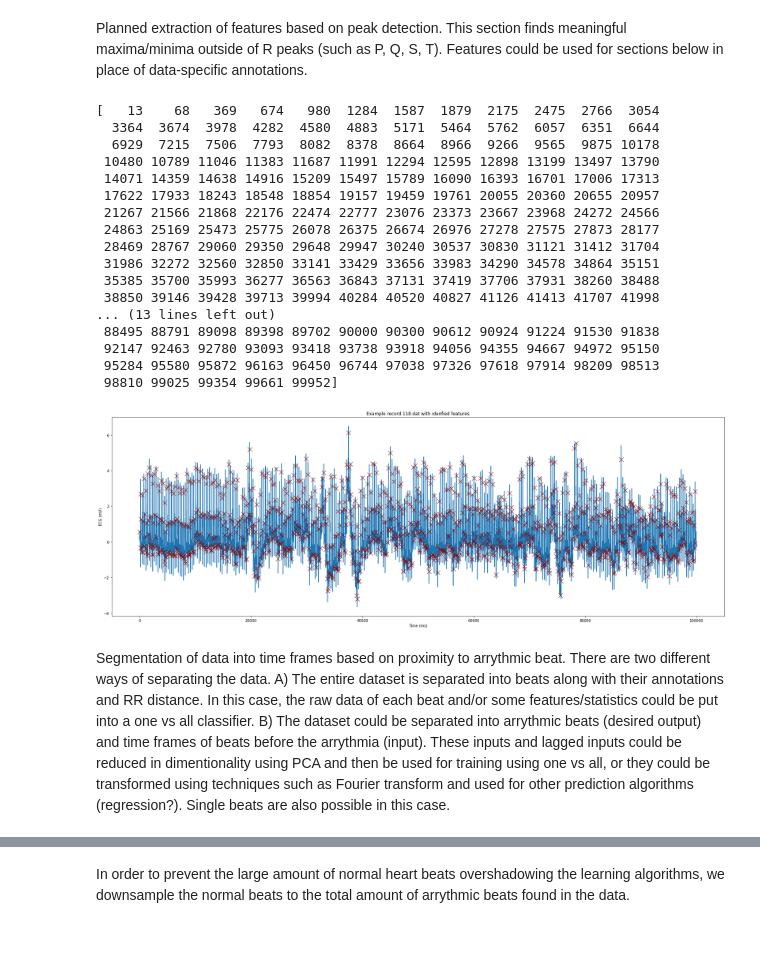
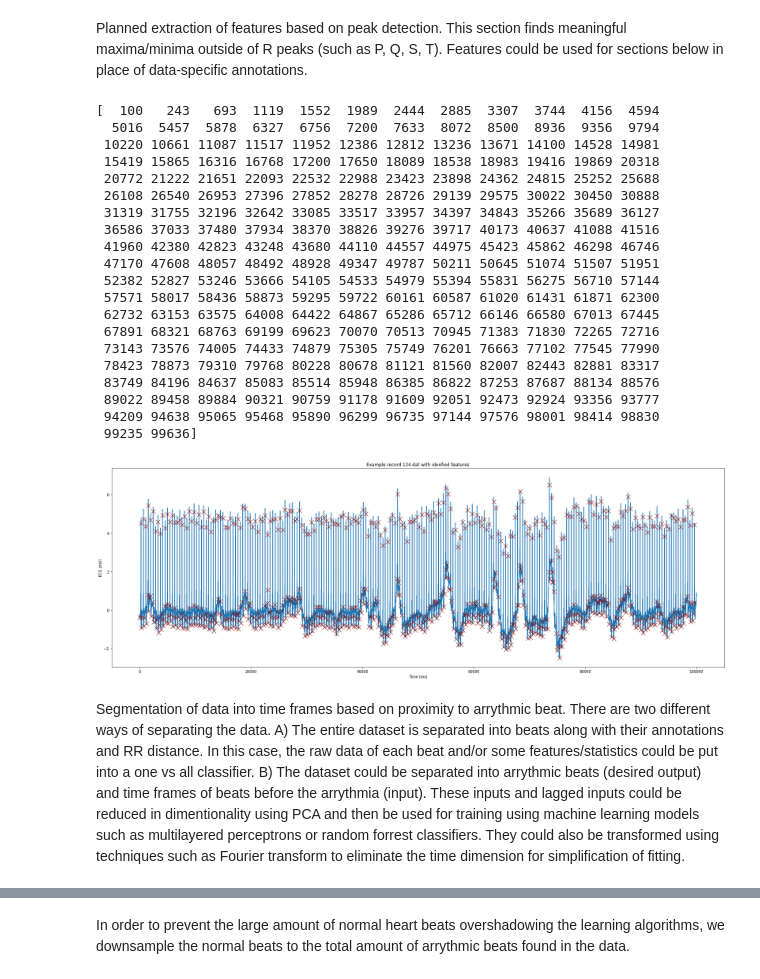
Before and after one commit to chandra-natarajan/TeamExplore, a Jupyter notebook: Workshopv2.ipynb, the cells around one changed output, grey strips where cells are left out. Cells and saved outputs as stored; diff of their text form; code cells hidden in the pictures; blank space fills up the shorter version.

```diff
--- a/Workshopv2.ipynb
+++ b/Workshopv2.ipynb
@@ -78,7 +73,7 @@ for j, k in enumerate(file_nums):
 # %% [markdown]
 Finding Peaks. This part utilizes the gqrs function in wfdb to find R peaks. The cell following uses a custom algorithm to find all local minima and maxima. Annotations inherent in the data serves the same purpose. Currently the peaks found isn't used for the other steps below, but is an important part of develop if we wish to extract features from new data. Annotations are used currently for data preparation, and this will substitute that in the absence of annotations.
 # %%
-datanumb=31  #which data set to look at
+datanumb=20  #which data set to look at
 
 # Use the gqrs algorithm to detect qrs locations in the first channel
 search_radius=[]
@@ -90,7 +85,7 @@ max_bpm = 230
 #min_gap = record.fs * 60 / min_bpm
 # Use the maximum possible bpm as the search radius
 
-for i in range(len(recordall)):
+for i in range(len(recordall)): #perform peak finding according to the wfdb package; shown with the actual annotations
     search_radius.append(int(recordall[i].fs * 60 / max_bpm))
     qrs_inds.append(processing.gqrs_detect(sig=pchannel[i], fs=recordall[i].fs))
     peak_inds.append(processing.correct_peaks(pchannel[i], peak_inds=qrs_inds[i], search_radius=search_radius[i], smooth_window_size=100))
@@ -125,57 +120,58 @@ high = highcut / nyquist_freq #highpass filtering cutoff
 bf, af = butter(1, [low, high], btype="band")
 for i in range(len(pchannel)):
     xf = lfilter(bf, af, pchannel[i]) #bandpass filtering
     yf = np.ediff1d(xf) #deriving the data
     fin = np.convolve(yf, np.ones(window)/window, mode='valid') #moving window average smoothing
     zero_crossings.append(np.where(np.diff(np.sign(fin)))[0]) #find the zero crossings in the differential ie minima and maxima
 
     mfreq = recordall[i].fs * 0.05 #the minimum datapoints between peaks that's physiologically possible
     mamp = 0.5 #arbitrary amplitude difference to prevent repeated values
     t=0
     l=len(zero_crossings[i])
-    while t < l-1:
+    while t < l-1: #This loop limits the number of local peaks detected through frequency and amplitude so jagged data won't dominate
         if abs(zero_crossings[i][t+1]-zero_crossings[i][t]) < mfreq or abs(pchannel[i][zero_crossings[i][t+1]] - pchannel[i][zero_crossings[i][t]]) < mamp and abs(pchannel[i][zero_crossings[i][t+1]]) > abs(pchannel[i][zero_crossings[i][t]]):
             zero_crossings[i] = np.concatenate((zero_crossings[i][:t], zero_crossings[i][t+1:]))
             l = len(zero_crossings[i])
         elif abs(zero_crossings[i][t+1]-zero_crossings[i][t]) < mfreq or abs(pchannel[i][zero_crossings[i][t+1]] - pchannel[i][zero_crossings[i][t]]) < mamp and abs(pchannel[i][zero_crossings[i][t+1]]) < abs(pchannel[i][zero_crossings[i][t]]):
             zero_crossings[i] = np.concatenate((zero_crossings[i][:t+1], zero_crossings[i][t+2:]))
             l = len(zero_crossings[i])
         else:
             t += 1
             l = len(zero_crossings[i])
 
-        #If two peak values are too close both in time and amplitude, this keeps one value
-
 plt.figure(figsize=(30,10))
 plt.plot(pchannel[datanumb])
-plt.plot(zero_crossings[datanumb][:-2]-3, pchannel[datanumb][zero_crossings[datanumb][:-2]-3], 'rx', marker='x', color='#8b0000', label='Peak', markersize=12)
+plt.plot(zero_crossings[datanumb][:-2], pchannel[datanumb][zero_crossings[datanumb][:-2]], 'rx', marker='x', color='#8b0000', label='Peak', markersize=12)
 anno = [annall[datanumb].sample, annall[datanumb].symbol]
 print(anno[0])
 plt.title('Example record '+str(recordall[datanumb].file_name[0])+' with idenfied features')
 plt.xlabel('Time (ms)')
 plt.ylabel('ECG (mV)')
 plt.tick_params('y')
 # %% [output]
-[   13    68   369   674   980  1284  1587  1879  2175  2475  2766  3054
-  3364  3674  3978  4282  4580  4883  5171  5464  5762  6057  6351  6644
-  6929  7215  7506  7793  8082  8378  8664  8966  9266  9565  9875 10178
- 10480 10789 11046 11383 11687 11991 12294 12595 12898 13199 13497 13790
- 14071 14359 14638 14916 15209 15497 15789 16090 16393 16701 17006 17313
- 17622 17933 18243 18548 18854 19157 19459 19761 20055 20360 20655 20957
- 21267 21566 21868 22176 22474 22777 23076 23373 23667 23968 24272 24566
- 24863 25169 25473 25775 26078 26375 26674 26976 27278 27575 27873 28177
- 28469 28767 29060 29350 29648 29947 30240 30537 30830 31121 31412 31704
- 31986 32272 32560 32850 33141 33429 33656 33983 34290 34578 34864 35151
- 35385 35700 35993 36277 36563 36843 37131 37419 37706 37931 38260 38488
- 38850 39146 39428 39713 39994 40284 40520 40827 41126 41413 41707 41998
-... (13 lines left out)
- 88495 88791 89098 89398 89702 90000 90300 90612 90924 91224 91530 91838
- 92147 92463 92780 93093 93418 93738 93918 94056 94355 94667 94972 95150
- 95284 95580 95872 96163 96450 96744 97038 97326 97618 97914 98209 98513
- 98810 99025 99354 99661 99952]
+[  100   243   693  1119  1552  1989  2444  2885  3307  3744  4156  4594
+  5016  5457  5878  6327  6756  7200  7633  8072  8500  8936  9356  9794
+ 10220 10661 11087 11517 11952 12386 12812 13236 13671 14100 14528 14981
+ 15419 15865 16316 16768 17200 17650 18089 18538 18983 19416 19869 20318
+ 20772 21222 21651 22093 22532 22988 23423 23898 24362 24815 25252 25688
+ 26108 26540 26953 27396 27852 28278 28726 29139 29575 30022 30450 30888
+ 31319 31755 32196 32642 33085 33517 33957 34397 34843 35266 35689 36127
+ 36586 37033 37480 37934 38370 38826 39276 39717 40173 40637 41088 41516
+ 41960 42380 42823 43248 43680 44110 44557 44975 45423 45862 46298 46746
+ 47170 47608 48057 48492 48928 49347 49787 50211 50645 51074 51507 51951
+ 52382 52827 53246 53666 54105 54533 54979 55394 55831 56275 56710 57144
+ 57571 58017 58436 58873 59295 59722 60161 60587 61020 61431 61871 62300
+ 62732 63153 63575 64008 64422 64867 65286 65712 66146 66580 67013 67445
+ 67891 68321 68763 69199 69623 70070 70513 70945 71383 71830 72265 72716
+ 73143 73576 74005 74433 74879 75305 75749 76201 76663 77102 77545 77990
+ 78423 78873 79310 79768 80228 80678 81121 81560 82007 82443 82881 83317
+ 83749 84196 84637 85083 85514 85948 86385 86822 87253 87687 88134 88576
+ 89022 89458 89884 90321 90759 91178 91609 92051 92473 92924 93356 93777
+ 94209 94638 95065 95468 95890 96299 96735 97144 97576 98001 98414 98830
+ 99235 99636]
-[figure, old version]
+[figure, new version]
 # %% [markdown]
-Segmentation of data into time frames based on proximity to arrythmic beat. There are two different ways of separating the data. A) The entire dataset is separated into beats along with their annotations and RR distance. In this case, the raw data of each beat and/or some features/statistics could be put into a one vs all classifier. B) The dataset could be separated into arrythmic beats (desired output) and time frames of beats before the arrythmia (input). These inputs and lagged inputs could be reduced in dimentionality using PCA and then be used for training using one vs all, or they could be transformed using techniques such as Fourier transform and used for other prediction algorithms (regression?). Single beats are also possible in this case.
+Segmentation of data into time frames based on proximity to arrythmic beat. There are two different ways of separating the data. A) The entire dataset is separated into beats along with their annotations and RR distance. In this case, the raw data of each beat and/or some features/statistics could be put into a one vs all classifier. B) The dataset could be separated into arrythmic beats (desired output) and time frames of beats before the arrythmia (input). These inputs and lagged inputs could be reduced in dimentionality using PCA and then be used for training using machine learning models such as multilayered perceptrons or random forrest classifiers. They could also be transformed using techniques such as Fourier transform to eliminate the time dimension for simplification of fitting.
 # %%
 wr = 3 #average amount of heart beats/R peaks for a segment
 ws = 2 #peak alignment for the windows counting from the direction of the arrythmic beat
```
Also changed, not shown: parts of 17 cells of this notebook.
